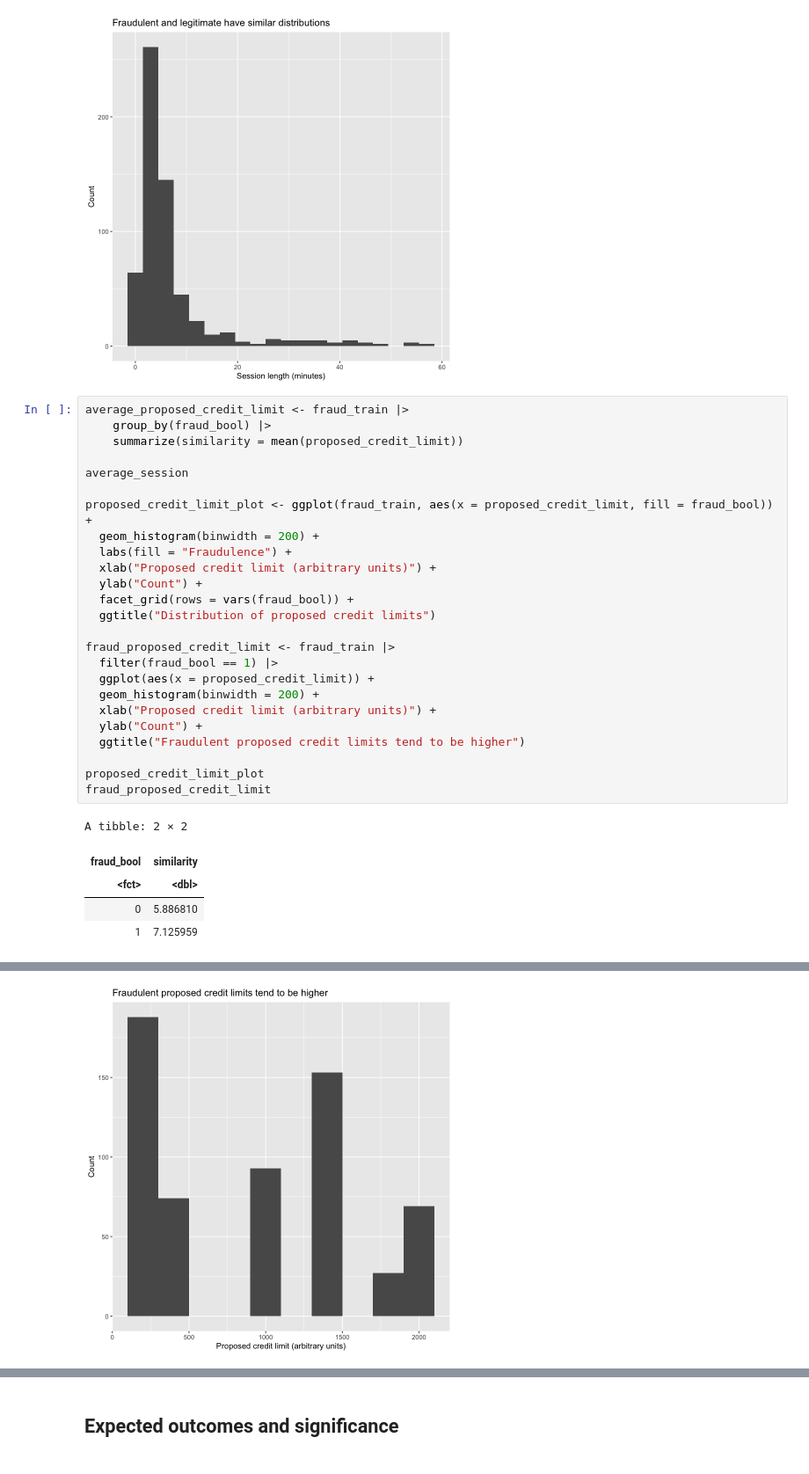
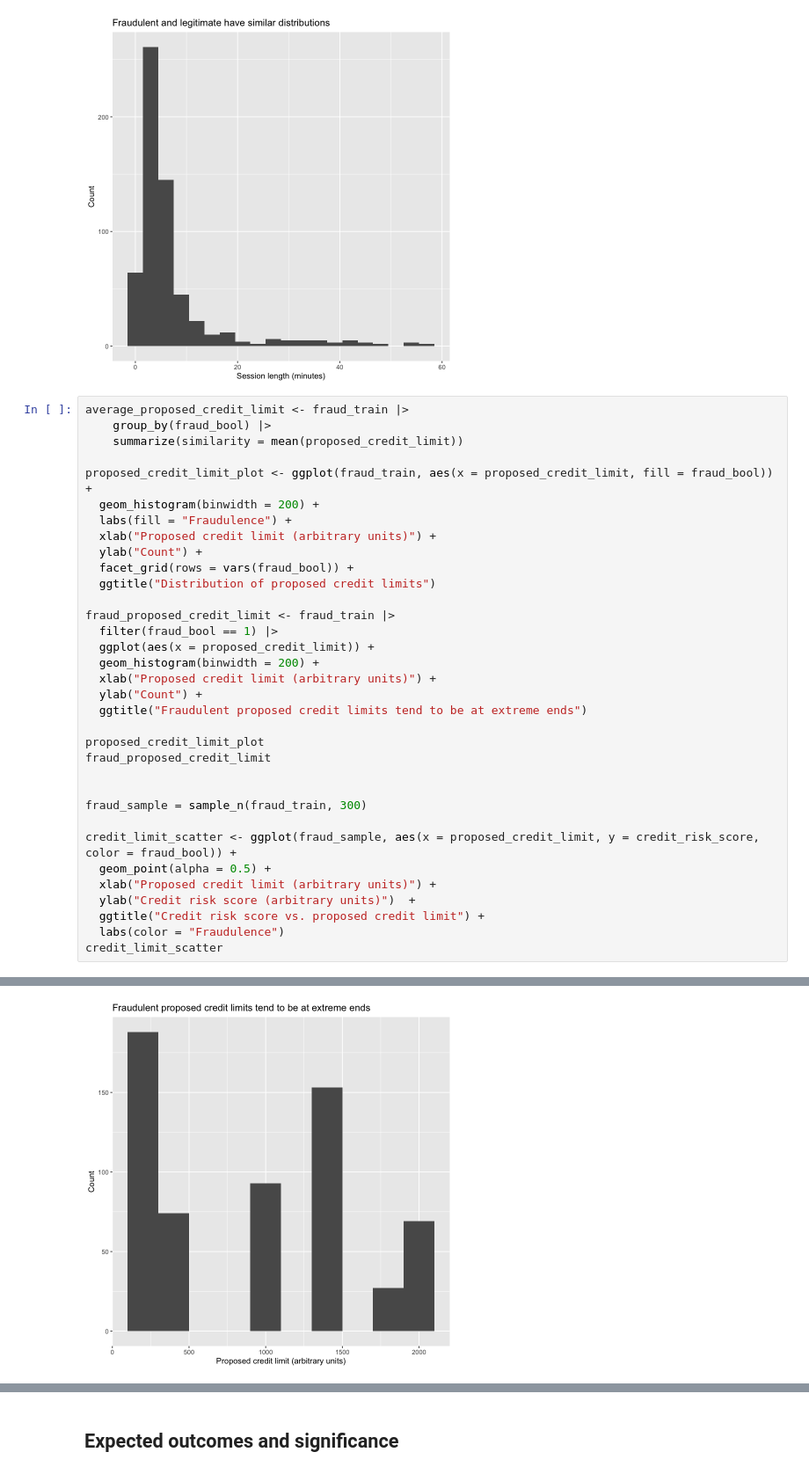
Before and after one commit to aqil18/DSCI100-Term-Project-2022W2, a Jupyter notebook: group_project_proposal.ipynb, the cells around one changed output, grey strips where cells are left out. Shown at 88% size. Cells and saved outputs as stored; diff of their text form.

```diff
--- a/group_project_proposal.ipynb
+++ b/group_project_proposal.ipynb
@@ -342,33 +338,37 @@ A tibble: 2 × 2
 # %%
 average_proposed_credit_limit <- fraud_train |>
     group_by(fraud_bool) |>
     summarize(similarity = mean(proposed_credit_limit))
-
-average_session
 
 proposed_credit_limit_plot <- ggplot(fraud_train, aes(x = proposed_credit_limit, fill = fraud_bool)) +
   geom_histogram(binwidth = 200) +
   labs(fill = "Fraudulence") +
   xlab("Proposed credit limit (arbitrary units)") +
   ylab("Count") +
   facet_grid(rows = vars(fraud_bool)) +
   ggtitle("Distribution of proposed credit limits")
 
 fraud_proposed_credit_limit <- fraud_train |>
   filter(fraud_bool == 1) |>
   ggplot(aes(x = proposed_credit_limit)) +
   geom_histogram(binwidth = 200) +
   xlab("Proposed credit limit (arbitrary units)") +
   ylab("Count") +
-  ggtitle("Fraudulent proposed credit limits tend to be higher")
+  ggtitle("Fraudulent proposed credit limits tend to be at extreme ends")
 
 proposed_credit_limit_plot
 fraud_proposed_credit_limit
+
+
+fraud_sample = sample_n(fraud_train, 300)
+
+credit_limit_scatter <- ggplot(fraud_sample, aes(x = proposed_credit_limit, y = credit_risk_score, color = fraud_bool)) +
+  geom_point(alpha = 0.5) +
+  xlab("Proposed credit limit (arbitrary units)") +
+  ylab("Credit risk score (arbitrary units)")  +
+  ggtitle("Credit risk score vs. proposed credit limit") +
+  labs(color = "Fraudulence")
+credit_limit_scatter
 # %% [output]
-A tibble: 2 × 2
-| fraud_bool | similarity |
-| <fct> | <dbl> |
-| 0 | 5.886810 |
-| 1 | 7.125959 |
 [figure]
-[figure, old version]
+[figure, new version]
```
Also changed, not shown: parts of 11 cells of this notebook.
